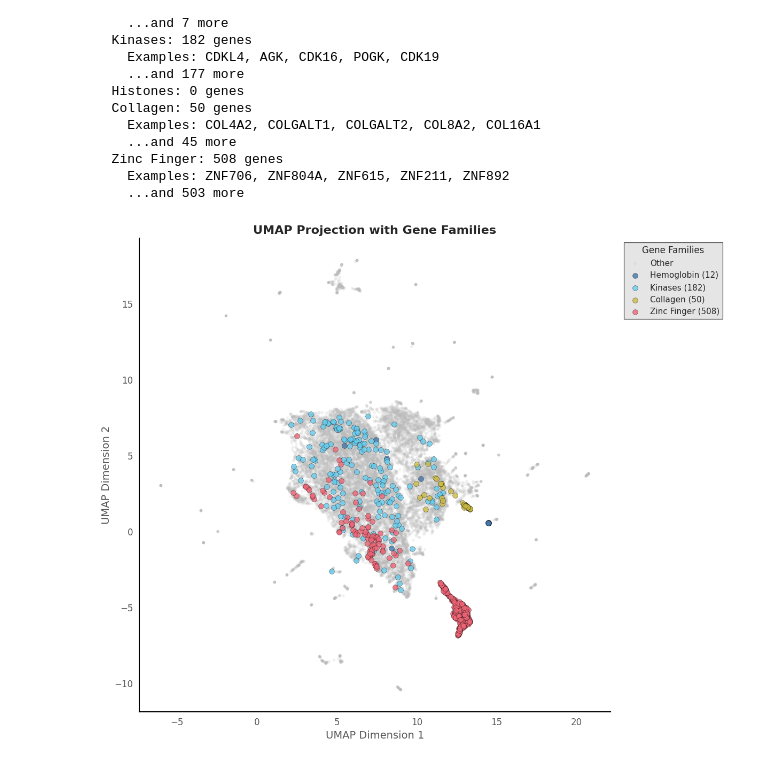
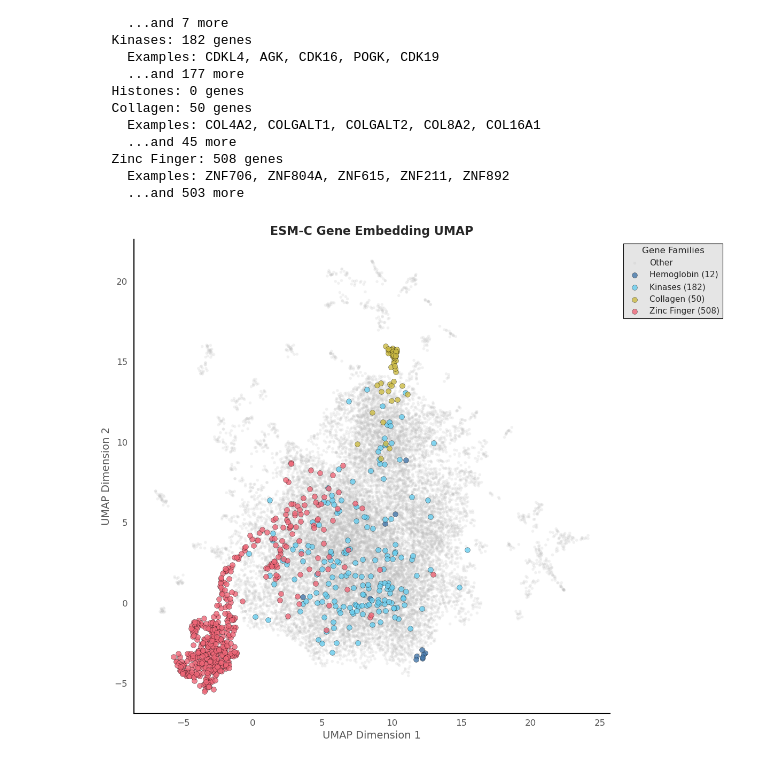
Before and after one commit to tahoebio/mosaicfm, a Jupyter notebook: scripts/data_prep/esm_embedding/notebooks/embedding_clusters.ipynb, the cells around one changed output. Saved outputs shown, nothing was run; the diff lists cells and outputs as text; code cells hidden in the pictures.

Commit message:
Gene embedding with ESM-c incorporated

```diff
--- a/scripts/data_prep/esm_embedding/notebooks/embedding_clusters.ipynb
+++ b/scripts/data_prep/esm_embedding/notebooks/embedding_clusters.ipynb
@@ -90,6 +94,9 @@ uniprot_ids = [all_uniprot_ids[i] for i in indices]
 gene_names = [all_gene_names[i] for i in indices]
 
 print(f"Sampled {SAMPLE_SIZE} proteins for visualization")
+
+scaler = StandardScaler()
+embeddings = scaler.fit_transform(embeddings)
 # %% [output]
 Sampled 19329 proteins for visualization
 # %% [markdown]
@@ -100,15 +107,23 @@ start_time = time.time()
 
 # Configure UMAP
 umap_reducer = UMAP(
-    n_components=2,          # Project to 2D for visualization
-    n_neighbors=15,          # Number of neighbors to consider (local structure)
-    min_dist=0.2,            # Minimum distance between points in the embedding
-    metric='cosine',         # Use cosine distance for protein embeddings
+    n_components=2,
+    n_neighbors=15,  # Controls local versus global structure preservation (higher = more global)
+    min_dist=1.0,    # Controls how tightly points are packed (lower = tighter clusters)
+    metric='euclidean',
+    verbose=True
 )
 
 # Fit and transform the embeddings
 umap_result = umap_reducer.fit_transform(embeddings)
 
+umap_df = pd.DataFrame({
+    'UMAP1': umap_result[:, 0],
+    'UMAP2': umap_result[:, 1],
+    'UniProt': uniprot_ids,
+    'Gene': gene_names
+})
+
 print(f"UMAP completed in {time.time() - start_time:.2f} seconds")
 # %% [output]
 Running UMAP...
@@ -206,84 +190,71 @@ Genes found in defined families:
     Examples: ZNF706, ZNF804A, ZNF615, ZNF211, ZNF892
     ...and 503 more
 # %%
-# Custom color palette
-color_list = [
-    '#4477AA', '#66CCEE', '#228833',
-    '#CCBB44', '#EE6677', '#AA3377',
-    '#BBBBBB', '#004488', '#DDAA33'
-]
-# Extend if more than 9 gene families
+# Define color palette
+colors = ['#4477AA', '#66CCEE', '#228833', '#CCBB44', '#EE6677',
+          '#AA3377', '#BBBBBB', '#004488', '#DDAA33']
+
+# Add more colors if needed
 if len(gene_families) > 9:
-    color_list.extend(plt.cm.tab20(range(len(gene_families) - 9)))
+    colors.extend(plt.cm.tab20(range(len(gene_families) - 9)))
 
-family_colors = {family: color_list[i % len(color_list)] for i, family in enumerate(gene_families.keys())}
-family_colors['Other'] = '#BBBBBB'  # Gray for 'Other' category
+# Assign colors to families
+family_colors = {family: colors[i % len(colors)] for i, family in enumerate(gene_families)}
+family_colors['Other'] = '#BBBBBB'  # Gray for Other category
 
-# Assign families to genes
+# Map genes to their families
 gene_to_family = {}
 for family, genes in gene_families.items():
     for gene in genes:
         gene_to_family[gene] = family
 
-# Create a list of families for each gene in our visualization
+# Get family for each gene in visualization
 point_families = [gene_to_family.get(gene, 'Other') for gene in gene_names]
 
-# Create figure with white background
+# Create plot
 fig, ax = plt.subplots(figsize=(12, 10), facecolor='white')
 ax.set_facecolor('white')
 
-# First plot all 'Other' points in the background
+# Plot background points first
 other_indices = [i for i, family in enumerate(point_families) if family == 'Other']
-ax.scatter(
-    umap_df['UMAP1'].iloc[other_indices],
-    umap_df['UMAP2'].iloc[other_indices],
-    s=15,
-    alpha=0.2,  # More transparent
-    color=family_colors['Other'],
-    label='Other' if other_indices else None,  # Only add to legend if there are points
-    edgecolor='none'
-)
+if other_indices:
+    ax.scatter(
+        umap_df['UMAP1'].iloc[other_indices],
+        umap_df['UMAP2'].iloc[other_indices],
+        s=15, alpha=0.2, color=family_colors['Other'],
+        label='Other', edgecolor='none'
+    )
 
-# Then plot each gene family with its own color
-for family in gene_families.keys():
+# Plot each gene family
+for family in gene_families:
     family_indices = [i for i, f in enumerate(point_families) if f == family]
     if family_indices:
         ax.scatter(
             umap_df['UMAP1'].iloc[family_indices],
             umap_df['UMAP2'].iloc[family_indices],
-            s=50,  # Larger size for better visibility
-            alpha=0.8,
-            color=family_colors[family],
+            s=50, alpha=0.8, color=family_colors[family],
             label=f'{family} ({len(family_indices)})',
-            edgecolor='k',
-            linewidth=0.3
+            edgecolor='k', linewidth=0.3
         )
 
-
+# Style the plot
 ax.spines['top'].set_visible(False)
 ax.spines['right'].set_visible(False)
 ax.grid(True, linestyle='--', alpha=0.2)
-
-ax.set_title('UMAP Projection with Gene Families', fontsize=16, fontweight='bold')
+ax.set_title('ESM-C Gene Embedding UMAP', fontsize=16, fontweight='bold')
 ax.set_xlabel('UMAP Dimension 1', fontsize=14)
 ax.set_ylabel('UMAP Dimension 2', fontsize=14)
 
+# Add legend
 legend = ax.legend(
-    bbox_to_anchor=(1.02, 1),
-    loc='upper left',
-    frameon=True,
-    fancybox=False,
-    framealpha=1,
-    edgecolor='black',
-    fontsize=11,
-    title='Gene Families',
-    title_fontsize=12
+    bbox_to_anchor=(1.02, 1), loc='upper left',
+    frameon=True, fancybox=False, framealpha=1,
+    edgecolor='black', fontsize=11,
+    title='Gene Families', title_fontsize=12
 )
 legend.get_frame().set_linewidth(0.8)
 
-# Adjust layout and save with higher resolution
 plt.tight_layout()
-plt.savefig('../output/protein_embeddings_umap_families.png', dpi=600, bbox_inches='tight', facecolor='white')
 plt.show()
 # %% [output]
-[figure, old version]
+[figure, new version]
```
Also changed, not shown: parts of 8 cells of this notebook, 5 other files.
